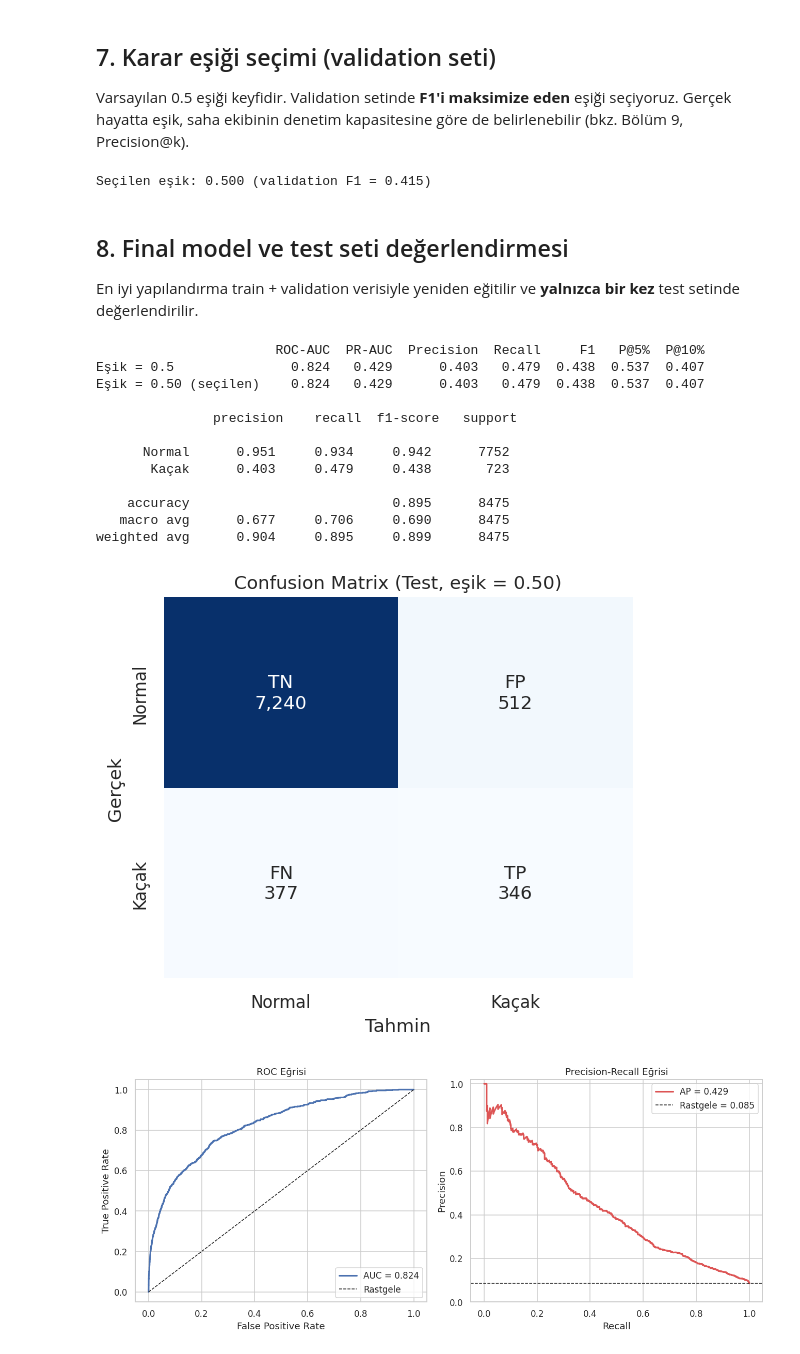
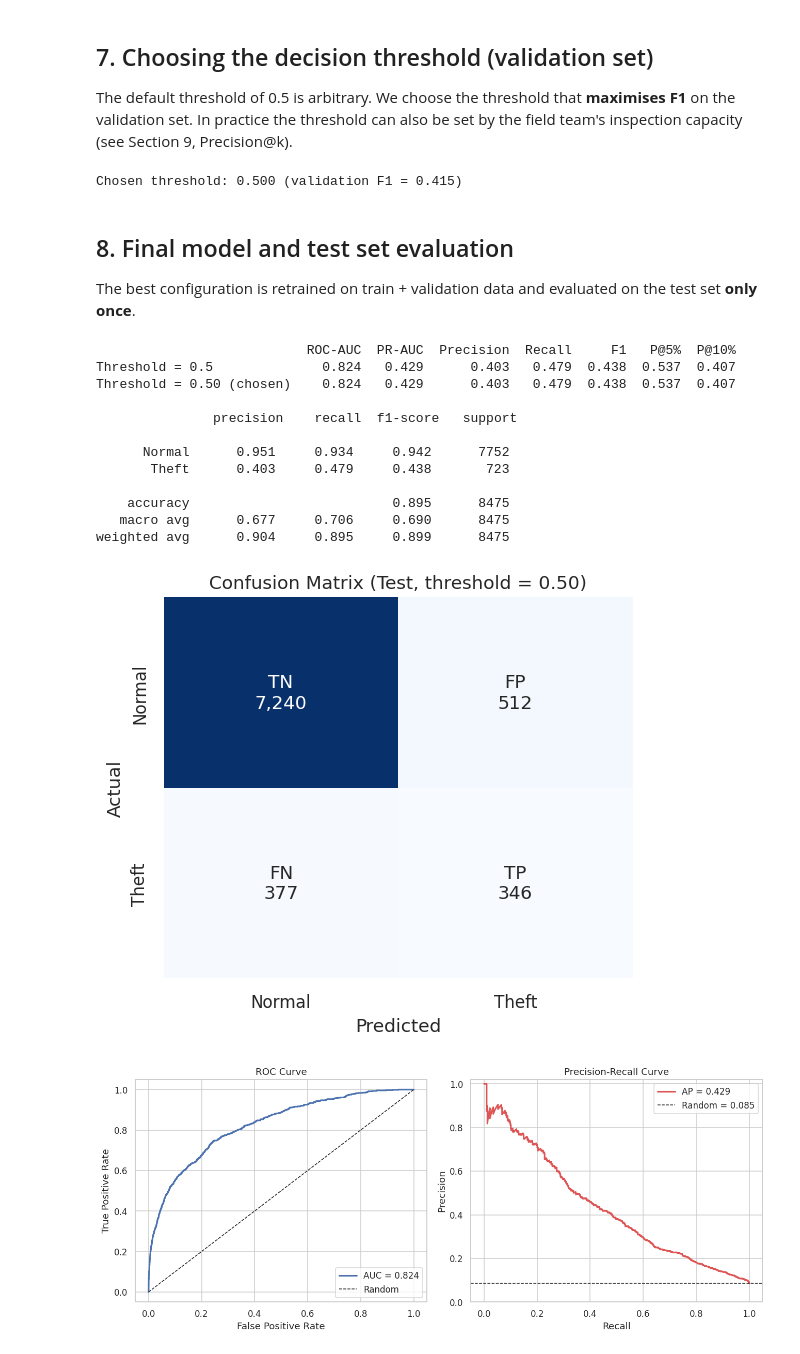
Before and after one commit to Mervecaliskann/electricity-theft-detection, a Jupyter notebook: electricity_theft_detection.ipynb, the cells around one changed output. Cells and saved outputs as stored; diff of their text form; code cells hidden in the pictures.

```diff
--- a/electricity_theft_detection.ipynb
+++ b/electricity_theft_detection.ipynb
@@ -311,19 +313,19 @@ def evaluate(y_true, proba, threshold=0.5):
         'P@10%': precision_at_k(y_true, proba, 0.10),
     }
 
-feature_sets = {'Günlük': X_daily, 'Günlük + Türetilmiş': X_all}
+feature_sets = {'Daily': X_daily, 'Daily + Engineered': X_all}
 strategies = ['SMOTE', 'scale_pos_weight']
 
 results, val_probas = [], {}
 for fs_name, X_fs in feature_sets.items():
     for strat in strategies:
         key = f'{fs_name} | {strat}'
-        print('Eğitiliyor:', key)
+        print('Training:', key)
         m = fit_model(X_fs.iloc[idx_tr], y.iloc[idx_tr], strat)
         p = m.predict_proba(X_fs.iloc[idx_val])[:, 1]
         val_probas[key] = p
-        results.append({'Deney': key, **evaluate(y.iloc[idx_val], p)})
+        results.append({'Experiment': key, **evaluate(y.iloc[idx_val], p)})
 
-results_df = pd.DataFrame(results).set_index('Deney').sort_values('PR-AUC', ascending=False)
+results_df = pd.DataFrame(results).set_index('Experiment').sort_values('PR-AUC', ascending=False)
 results_df.round(3)
 # %% [output]
@@ -356,20 +358,20 @@ En iyi deney: Günlük + Türetilmiş | scale_pos_weight
 # %% [markdown]
-## 7. Karar eşiği seçimi (validation seti)
+## 7. Choosing the decision threshold (validation set)
 
-Varsayılan 0.5 eşiği keyfidir. Validation setinde **F1'i maksimize eden** eşiği seçiyoruz.
-Gerçek hayatta eşik, saha ekibinin denetim kapasitesine göre de belirlenebilir (bkz. Bölüm 9, Precision@k).
+The default threshold of 0.5 is arbitrary. We choose the threshold that **maximises F1** on the validation set.
+In practice the threshold can also be set by the field team's inspection capacity (see Section 9, Precision@k).
 # %%
 p_val = val_probas[best_key]
 prec, rec, thr = precision_recall_curve(y.iloc[idx_val], p_val)
 f1s = 2 * prec[:-1] * rec[:-1] / (prec[:-1] + rec[:-1] + 1e-12)
 best_threshold = float(thr[np.argmax(f1s)])
-print(f'Seçilen eşik: {best_threshold:.3f} (validation F1 = {f1s.max():.3f})')
+print(f'Chosen threshold: {best_threshold:.3f} (validation F1 = {f1s.max():.3f})')
 # %% [output]
-Seçilen eşik: 0.500 (validation F1 = 0.415)
+Chosen threshold: 0.500 (validation F1 = 0.415)
 # %% [markdown]
-## 8. Final model ve test seti değerlendirmesi
+## 8. Final model and test set evaluation
 
-En iyi yapılandırma train + validation verisiyle yeniden eğitilir ve **yalnızca bir kez** test setinde değerlendirilir.
+The best configuration is retrained on train + validation data and evaluated on the test set **only once**.
 # %%
 X_best = feature_sets[best_fs]
 final_model = fit_model(X_best.iloc[idx_trval], y.iloc[idx_trval], best_strat)
@@ -380,20 +382,20 @@ p_test = final_model.predict_proba(X_test)[:, 1]
 y_pred = (p_test >= best_threshold).astype(int)
 
 test_summary = pd.DataFrame({
-    'Eşik = 0.5': evaluate(y_test, p_test, 0.5),
-    f'Eşik = {best_threshold:.2f} (seçilen)': evaluate(y_test, p_test, best_threshold),
+    'Threshold = 0.5': evaluate(y_test, p_test, 0.5),
+    f'Threshold = {best_threshold:.2f} (chosen)': evaluate(y_test, p_test, best_threshold),
 }).T
 print(test_summary.round(3).to_string())
-print('\n', classification_report(y_test, y_pred, target_names=['Normal', 'Kaçak'], digits=3))
+print('\n', classification_report(y_test, y_pred, target_names=['Normal', 'Theft'], digits=3))
 # %% [output]
-                       ROC-AUC  PR-AUC  Precision  Recall     F1   P@5%  P@10%
-Eşik = 0.5               0.824   0.429      0.403   0.479  0.438  0.537  0.407
-Eşik = 0.50 (seçilen)    0.824   0.429      0.403   0.479  0.438  0.537  0.407
+                           ROC-AUC  PR-AUC  Precision  Recall     F1   P@5%  P@10%
+Threshold = 0.5              0.824   0.429      0.403   0.479  0.438  0.537  0.407
+Threshold = 0.50 (chosen)    0.824   0.429      0.403   0.479  0.438  0.537  0.407
 
                precision    recall  f1-score   support
 
       Normal      0.951     0.934     0.942      7752
-       Kaçak      0.403     0.479     0.438       723
+       Theft      0.403     0.479     0.438       723
 
     accuracy                          0.895      8475
    macro avg      0.677     0.706     0.690      8475
@@ -401,16 +403,16 @@ weighted avg      0.904     0.895     0.899      8475
 # %%
 # 8.1 Confusion matrix
 cm = confusion_matrix(y_test, y_pred)
 labels = np.array([[f'TN\n{cm[0,0]:,}', f'FP\n{cm[0,1]:,}'],
                    [f'FN\n{cm[1,0]:,}', f'TP\n{cm[1,1]:,}']])
 fig, ax = plt.subplots(figsize=(5.5, 4.5))
 sns.heatmap(cm, annot=labels, fmt='', cmap='Blues', cbar=False, ax=ax,
-            xticklabels=['Normal', 'Kaçak'], yticklabels=['Normal', 'Kaçak'], annot_kws={'size': 12})
-ax.set_xlabel('Tahmin')
-ax.set_ylabel('Gerçek')
-ax.set_title(f'Confusion Matrix (Test, eşik = {best_threshold:.2f})')
+            xticklabels=['Normal', 'Theft'], yticklabels=['Normal', 'Theft'], annot_kws={'size': 12})
+ax.set_xlabel('Predicted')
+ax.set_ylabel('Actual')
+ax.set_title(f'Confusion Matrix (Test, threshold = {best_threshold:.2f})')
 save_fig('06_confusion_matrix')
 plt.show()
 # %% [output]
-[figure, old version]
+[figure, new version]
 # %%
```
Also changed, not shown: parts of 32 cells of this notebook, 1 other file.
